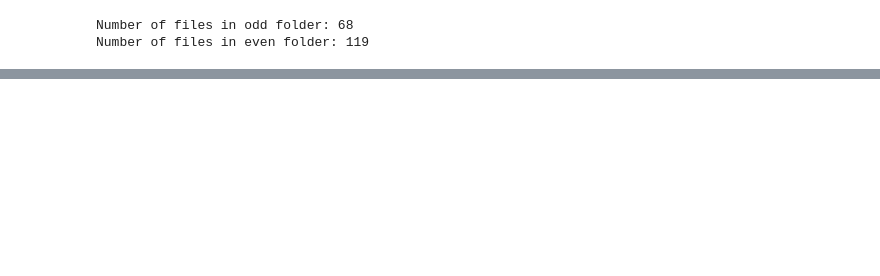
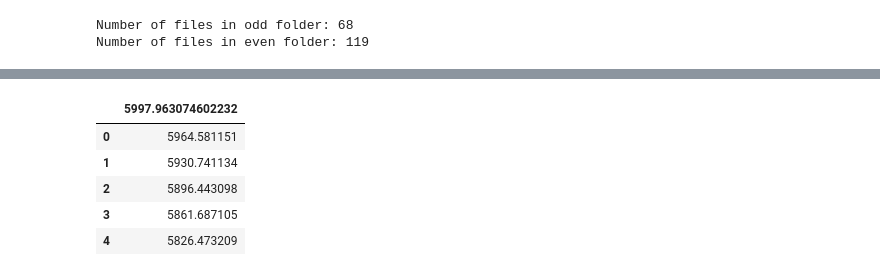
Before and after one commit to joelgeorge-web/BCI_for_wheelchair_automation, a Jupyter notebook: graph_plot.ipynb, the cells around one changed output, grey strips where cells are left out. Cells and saved outputs as stored; diff of their text form; code cells hidden in the pictures; blank space fills up the shorter version.

```diff
--- a/graph_plot.ipynb
+++ b/graph_plot.ipynb
@@ -126,0 +160,9 @@ for image_file in os.listdir(even_folder):
+# %%
+df_ser.head()
+# %% [output]
+|  | 5997.963074602232 |
+| 0 | 5964.581151 |
+| 1 | 5930.741134 |
+| 2 | 5896.443098 |
+| 3 | 5861.687105 |
+| 4 | 5826.473209 |
```
Also changed, not shown: parts of 4 cells of this notebook, 18 other files.
